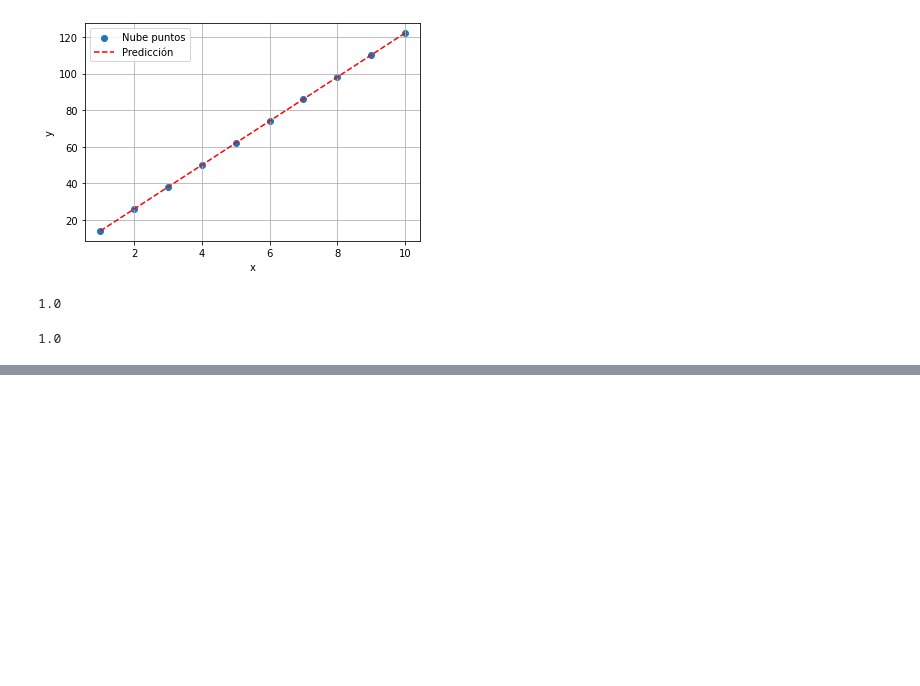
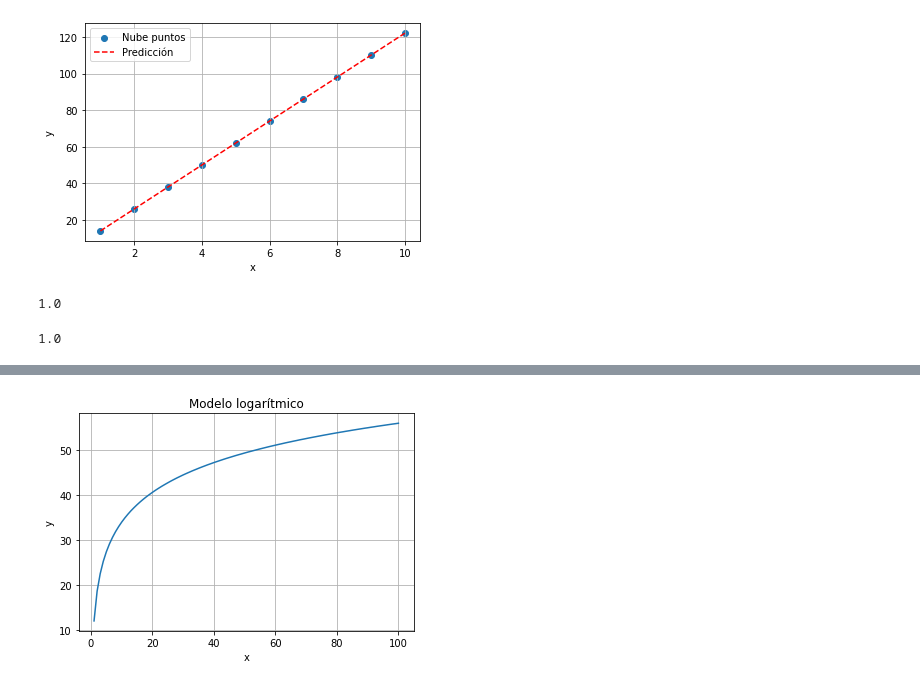
Before and after one commit to DiegoAlejandroLozano/Estadistica_Descriptiva, a Jupyter notebook: regresion.ipynb, the cells around one changed output, grey strips where cells are left out. Cells and saved outputs as stored; diff of their text form; code cells hidden in the pictures; blank space fills up the shorter version.

```diff
--- a/regresion.ipynb
+++ b/regresion.ipynb
@@ -680,0 +687,3 @@ est.coef_correl_lineal(
+# %%
+datos_16 = pd.read_csv('datos\\datos_eje_16.csv', sep=';', decimal=',')
+datos_16
@@ -680,0 +704,10 @@ est.coef_correl_lineal(
+# %%
+#Graficando los datos de la muestra
+plt.plot(datos_16.x,datos_16.y)
+plt.grid()
+plt.xlabel('x')
+plt.ylabel('y')
+plt.title('Modelo logarítmico')
+plt.show()
+# %% [output]
+[figure, added]
```
Also changed, not shown: parts of 19 cells of this notebook, 4 other files.
